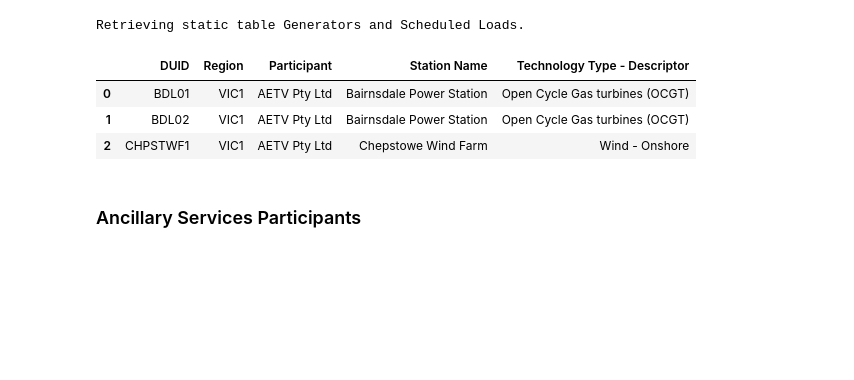
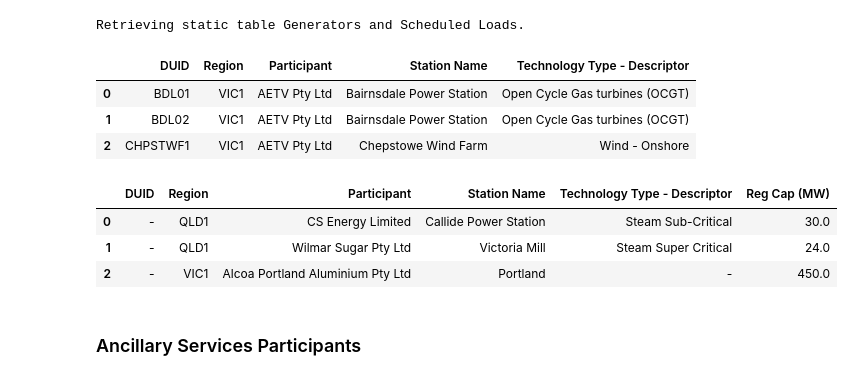
Before and after one commit to Rabscuttler/nem-data-analysis, a Jupyter notebook: incident-25082018/Incident_25082018.ipynb, the cells around one changed output. Cells and saved outputs as stored; diff of their text form; code cells hidden in the pictures; blank space fills up the shorter version.

Commit message:
modified notebook dirs and plot functions

```diff
--- a/incident-25082018/Incident_25082018.ipynb
+++ b/incident-25082018/Incident_25082018.ipynb
@@ -26,7 +30,8 @@ jtplot.style()
 # %% [output]
 [interactive output not drawn]
 # %%
-raw_data_cache_location = "../NEM-data"
+mapping_loc = os.path.join('..', 'NEM-data')
+data_loc = os.path.join(mapping_loc, 'nemweb_data')
 start_time = '2018/08/25 00:00:00'
 end_time = '2018/08/25 23:59:59'
 # %% [markdown]
@@ -44,10 +61,12 @@ def stacked_area_by_state(df, service):
 # %% [markdown]
 Import and preprocess 'Generators and Scheduled Loads' tab from Registration and Exemptions List. Does not contain some ancillary service providers. Also create a table that maps DUID to unit size.
 # %%
+#TODO: break out into python file/module and import into notebook
+#TODO: function - generate generator and scheduled loads table
 gen_connection  = data_fetch_methods.static_table_xl(start_time=start_time,
                                                      end_time=end_time,
                                                      table_name='Generators and Scheduled Loads',
-                                                     raw_data_location=raw_data_cache_location)
+                                                     raw_data_location=mapping_loc)
 
 # narrow down columns from the Generators and Scheduled Loads data and index DUID
 cols = ['DUID', 'Region', 'Participant', 'Station Name',
@@ -65,12 +84,20 @@ Retrieving static table Generators and Scheduled Loads.
 | 1 | BDL02 | VIC1 | AETV Pty Ltd | Bairnsdale Power Station | Open Cycle Gas turbines (OCGT) |
 | 2 | CHPSTWF1 | VIC1 | AETV Pty Ltd | Chepstowe Wind Farm | Wind - Onshore |
 # %%
+#TODO: break out into python file/module and import into notebook
+#TODO: function - generate fcas provider table
 # copy generator and schedules loads, clean data and then take the higher of Regulation Cap and Maximum Capacity
 gen_duid_size = gen_connection.copy()
 
 gen_duid_size['Reg Cap (MW)'] = gen_duid_size['Reg Cap (MW)'].str.replace('-', '0')
 gen_duid_size['Reg Cap (MW)'] = gen_duid_size['Reg Cap (MW)'].astype(np.float64)
 gen_duid_size = gen_duid_size.groupby(cols)['Reg Cap (MW)'].sum().reset_index()
+gen_duid_size.head(n=3)
+# %% [output]
+|  | DUID | Region | Participant | Station Name | Technology Type - Descriptor | Reg Cap (MW) |
+| 0 | - | QLD1 | CS Energy Limited | Callide Power Station | Steam Sub-Critical | 30.0 |
+| 1 | - | QLD1 | Wilmar Sugar Pty Ltd | Victoria Mill | Steam Super Critical | 24.0 |
+| 2 | - | VIC1 | Alcoa Portland Aluminium Pty Ltd | Portland | - | 450.0 |
 # %% [markdown]
 ### Ancillary Services Participants
 # %% [markdown]
```
Also changed, not shown: parts of 16 cells of this notebook.
